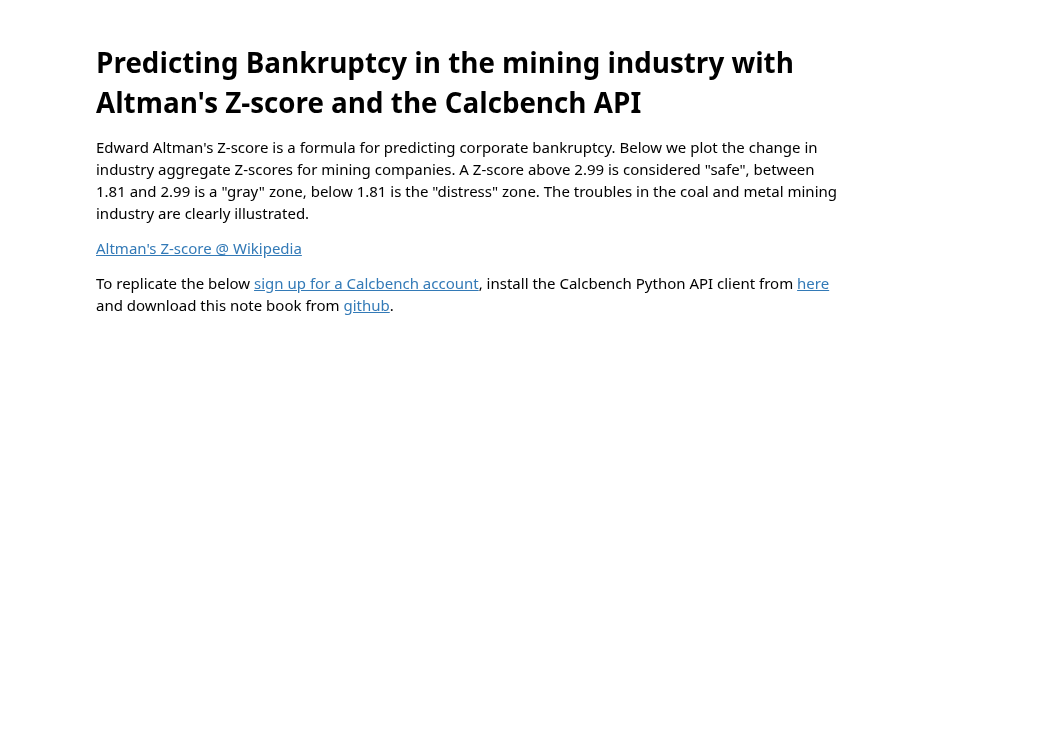
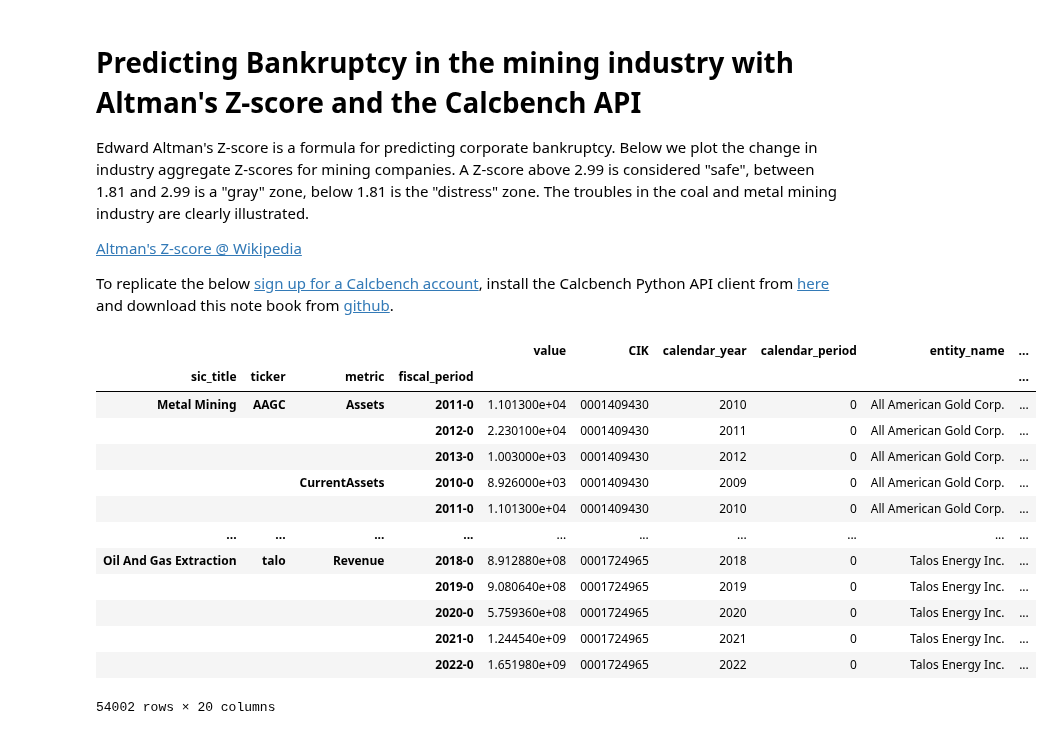
Before and after one commit to calcbench/notebooks, a Jupyter notebook: z-score.ipynb, the cells around one changed output. Cells and saved outputs as stored; diff of their text form; code cells hidden in the pictures; blank space fills up the shorter version.

```diff
--- a/z-score.ipynb
+++ b/z-score.ipynb
@@ -12,7 +11,4 @@ To replicate the below [sign up for a Calcbench account](https://www.calcbench.c
 # %%
 import calcbench as cb
 import pandas as pd
-from tqdm import tqdm
 from calcbench.api_query_params import PeriodType, Revisions
-
-pd.options.display.max_rows = 1000
@@ -30,9 +24,9 @@ z_score_metrics = [
     "Revenue",
 ]
 # %%
-SIC_codes = {
-    "Oil And Gas Extraction": 1300,
-    "Metal Mining": 1000,
-    "Coal Mining": 1200,
-    "Mining Nonmetallic Minerals": 1400,
-}
+SIC_codes = pd.DataFrame.from_records([
+    ("Oil And Gas Extraction", 1300),
+    ("Metal Mining", 1000),
+    ("Coal Mining", 1200),
+    ("Mining Nonmetallic Minerals", 1400),
+], columns=['sic_title', 'sic_code'])
@@ -53 +50,18 @@ def peer_group_z_score(peer_group):
+# %%
+data
+# %% [output]
+|  |  |  |  | value | CIK | calendar_year | calendar_period | entity_name | ... |
+| sic_title | ticker | metric | fiscal_period |  |  |  |  |  | ... |
+| Metal Mining | AAGC | Assets | 2011-0 | 1.101300e+04 | 0001409430 | 2010 | 0 | All American Gold Corp. | ... |
+|  |  |  | 2012-0 | 2.230100e+04 | 0001409430 | 2011 | 0 | All American Gold Corp. | ... |
+|  |  |  | 2013-0 | 1.003000e+03 | 0001409430 | 2012 | 0 | All American Gold Corp. | ... |
+|  |  | CurrentAssets | 2010-0 | 8.926000e+03 | 0001409430 | 2009 | 0 | All American Gold Corp. | ... |
+|  |  |  | 2011-0 | 1.101300e+04 | 0001409430 | 2010 | 0 | All American Gold Corp. | ... |
+| ... | ... | ... | ... | ... | ... | ... | ... | ... | ... |
+| Oil And Gas Extraction | talo | Revenue | 2018-0 | 8.912880e+08 | 0001724965 | 2018 | 0 | Talos Energy Inc. | ... |
+|  |  |  | 2019-0 | 9.080640e+08 | 0001724965 | 2019 | 0 | Talos Energy Inc. | ... |
+|  |  |  | 2020-0 | 5.759360e+08 | 0001724965 | 2020 | 0 | Talos Energy Inc. | ... |
+|  |  |  | 2021-0 | 1.244540e+09 | 0001724965 | 2021 | 0 | Talos Energy Inc. | ... |
+|  |  |  | 2022-0 | 1.651980e+09 | 0001724965 | 2022 | 0 | Talos Energy Inc. | ... |
+54002 rows × 20 columns
 # %%
```
Also changed, not shown: parts of 12 cells of this notebook.
